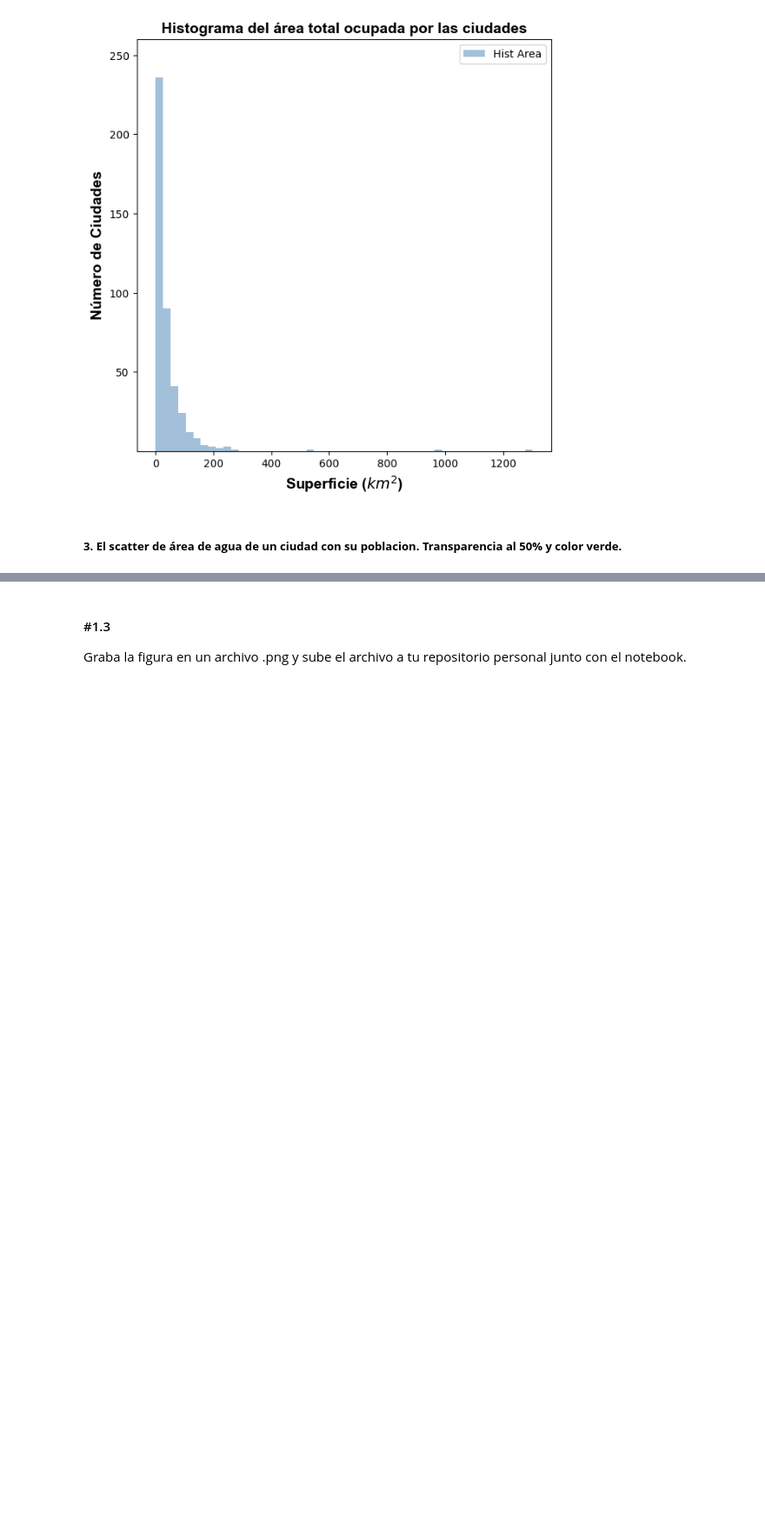
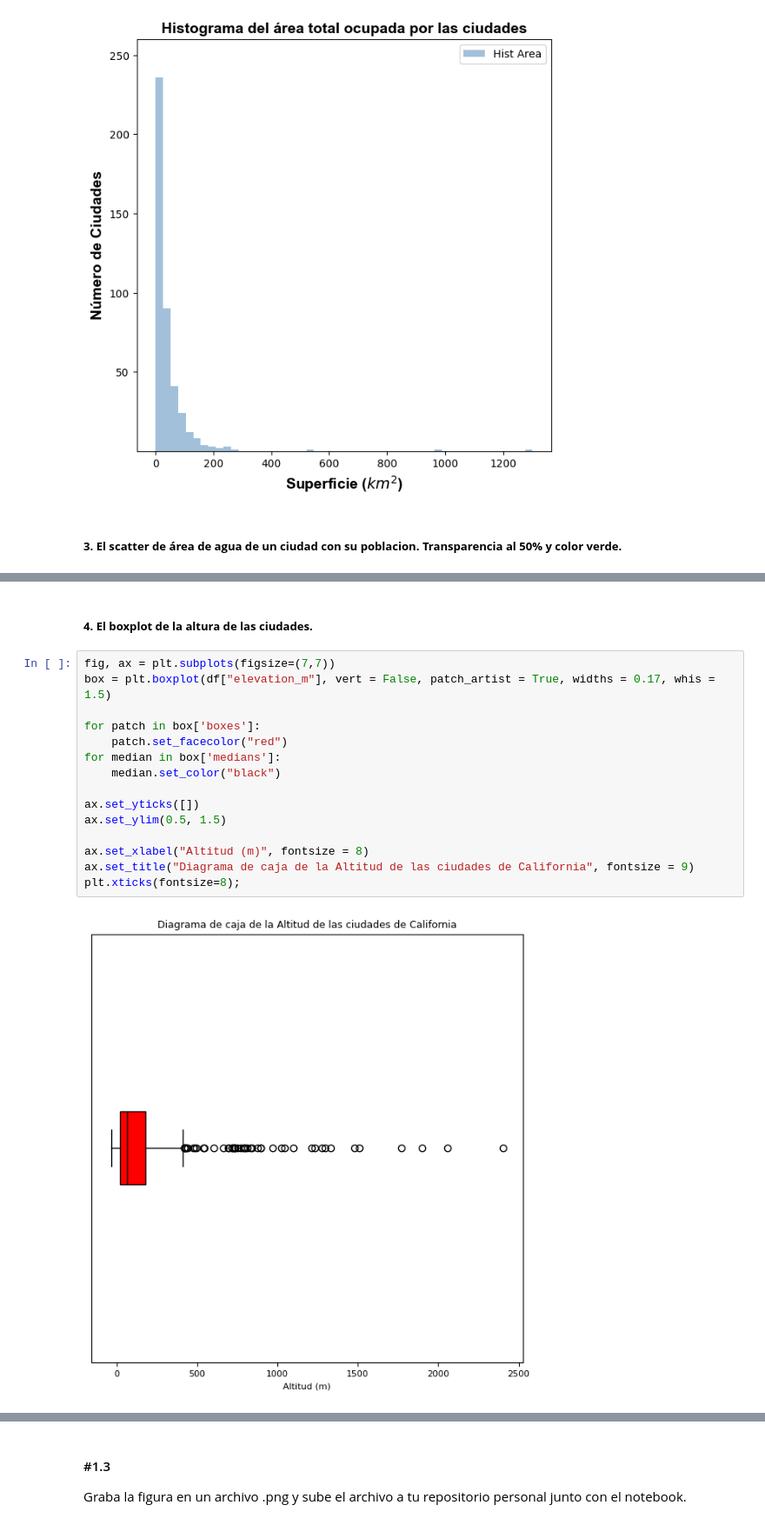
Before and after one commit to willwalker7/DS-Online-willwalker7, a Jupyter notebook: 03_Data_Analysis/Sprint_08/Unidad_01_Visualizacion_Basica_Matplotlib/03_Practica_Obligatoria/18_Practica_Obligatoria_Visualizacion_Basica.ipynb, the cells around one changed output, grey strips where cells are left out. Shown at 87% size. Saved outputs shown, nothing was run; the diff lists cells and outputs as text; blank space fills up the shorter version.

```diff
--- a/03_Data_Analysis/Sprint_08/Unidad_01_Visualizacion_Basica_Matplotlib/03_Practica_Obligatoria/18_Practica_Obligatoria_Visualizacion_Basica.ipynb
+++ b/03_Data_Analysis/Sprint_08/Unidad_01_Visualizacion_Basica_Matplotlib/03_Practica_Obligatoria/18_Practica_Obligatoria_Visualizacion_Basica.ipynb
@@ -160,0 +164,19 @@ plt.annotate("Outliers", xy = (max_population_x, max_population_y), xytext = (60
+# %% [markdown]
+##### **4. El boxplot de la altura de las ciudades.**
+# %%
+fig, ax = plt.subplots(figsize=(7,7))
+box = plt.boxplot(df["elevation_m"], vert = False, patch_artist = True, widths = 0.17, whis = 1.5)
+
+for patch in box['boxes']:
+    patch.set_facecolor("red")
+for median in box['medians']:
+    median.set_color("black")
+
+ax.set_yticks([])
+ax.set_ylim(0.5, 1.5)
+
+ax.set_xlabel("Altitud (m)", fontsize = 8)
+ax.set_title("Diagrama de caja de la Altitud de las ciudades de California", fontsize = 9)
+plt.xticks(fontsize=8);
+# %% [output]
+[figure, added]
```
Also changed, not shown: parts of 4 cells of this notebook, 2 other files.
